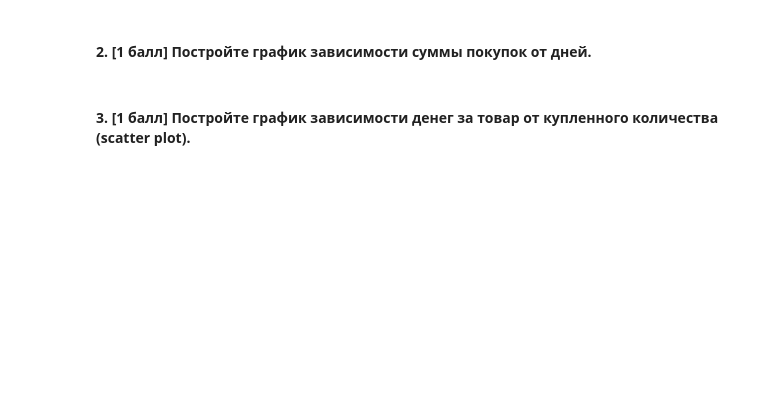
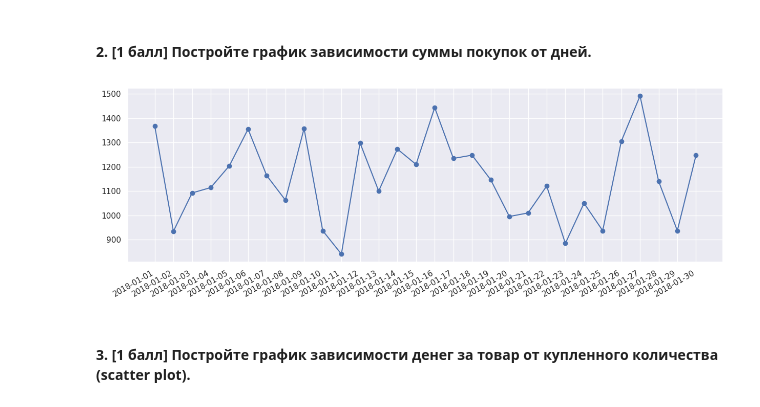
Before and after one commit to d1agnozzz/MTUCI-Data-Mining-Lab1, a Jupyter notebook: hw1_part2.ipynb, the cells around one changed output. Cells and saved outputs as stored; diff of their text form; code cells hidden in the pictures; blank space fills up the shorter version.

```diff
--- a/hw1_part2.ipynb
+++ b/hw1_part2.ipynb
@@ -187,2 +464,14 @@ df['date'] = df.order_id.map(dates['date'])
+# %%
+date_sums = data.groupby('date')['converted_price'].sum()
+dates = date_sums.index
+sums = date_sums.values
+
+plt.figure(figsize=(15,5))
+plt.plot_date(x = dates, y = sums, xdate=True, linestyle='solid')
+plt.gcf().autofmt_xdate()
+
+pass
+# %% [output]
+[figure, added]
 # %% [markdown]
 #### 3. [1 балл] Постройте график зависимости денег за товар от купленного количества (scatter plot).
```
Also changed, not shown: parts of 70 cells of this notebook, 8 other files.
